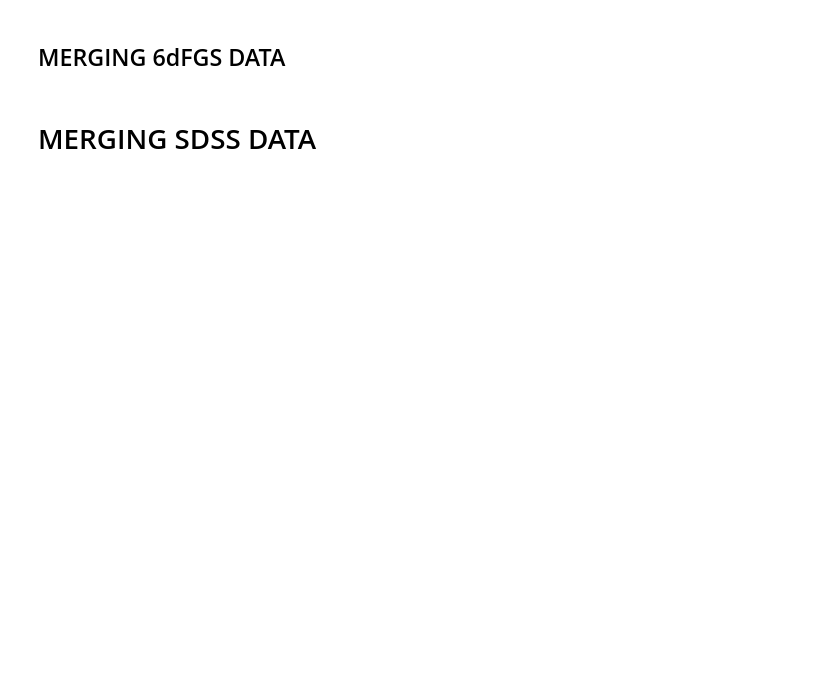
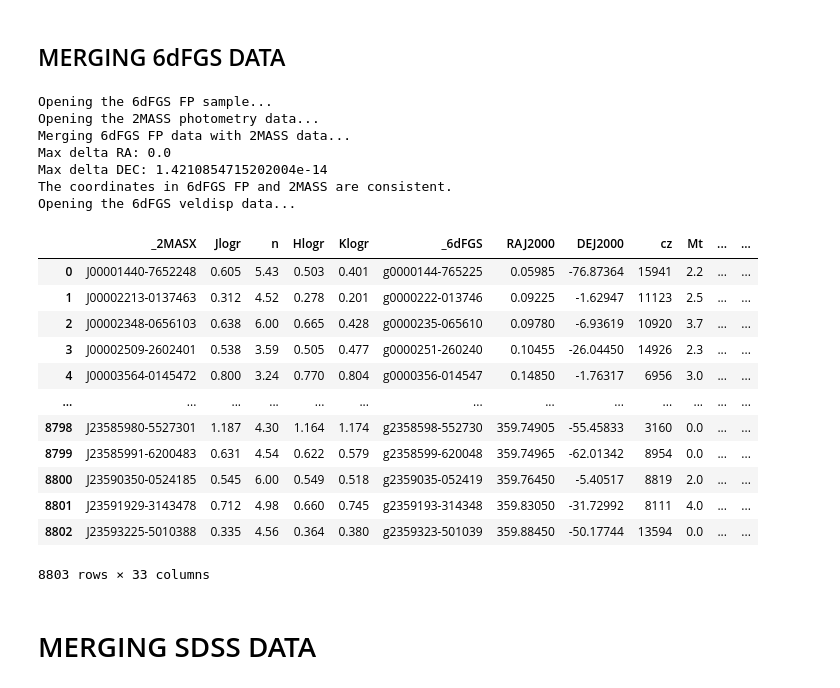
Before and after one commit to mrafifrbbn/thesis-research-2.0, a Jupyter notebook: notebook.ipynb, the cells around one changed output. Saved outputs shown, nothing was run; the diff lists cells and outputs as text; code cells hidden in the pictures; blank space fills up the shorter version.

```diff
--- a/notebook.ipynb
+++ b/notebook.ipynb
@@ -326,2 +302,82 @@ df = df.merge(df_veldisp, on='_2MASX')
+# %%
+SDFGS_FP_FILEPATH = 'data/raw/6dfgs/sdfgs_fp_vizier.fits'
+SDFGS_TMASS_FILEPATH = 'data/raw/2mass/sdfgs_tmass.csv'
+SDFGS_VELDISP_FILEPATH = 'data/raw/6dfgs/sdfgs_veldisp_vizier.fits'
+SDFGS_MAGOULAS_FP_SAMPLE = 'data/external/ETG_sample/fp_magoulas.txt'
+
+# Vizier first table (FP sample)
+print('Opening the 6dFGS FP sample...')
+req_cols = ['_2MASX', 'Jlogr', 'n', 'Hlogr', 'Klogr', '_6dFGS', 'RAJ2000',
+            'DEJ2000', 'cz', 'Mt', 'Group', 'Nr', 'Ng', 'cz_gr']
+with fits.open(SDFGS_FP_FILEPATH) as hdul:
+    df_fp = Table(hdul[1].data).to_pandas()[req_cols]
+    df_fp['RAJ2000'] *= 15
+
+# Open the 2MASS data
+print('Opening the 2MASS photometry data...')
+req_cols = ['ra_01', 'dec_01', 'designation', 'glon', 'glat', 'j_ba', 'h_ba', 'k_ba',
+            'sup_ba', 'r_ext', 'j_m_ext', 'h_m_ext', 'k_m_ext', 'j_r_eff', 'h_r_eff', 'k_r_eff']
+df_2mass = pd.read_csv(SDFGS_TMASS_FILEPATH)[req_cols]
+
+# Merge FP + 2MASS
+print('Merging 6dFGS FP data with 2MASS data...')
+df = df_fp.merge(df_2mass, left_index=True, right_index=True)
+
+# Sanity test (check RAJ2000 DEJ2000 vs ra_01 dec_01)
+max_delta_ra = np.absolute(max(df['RAJ2000'] - df['ra_01']))
+max_delta_dec = np.absolute(max(df['DEJ2000'] - df['dec_01']))
+tol_ = 0.001
+print(f'Max delta RA: {max_delta_ra}')
+print(f'Max delta DEC: {max_delta_dec}')
+
+if (max_delta_ra > tol_) or (max_delta_dec > tol_):
+    print('The two tables do not match.')
+    raise
+else:
+    print('The coordinates in 6dFGS FP and 2MASS are consistent.')
+    df = df.drop(['ra_01', 'dec_01'], axis=1)
+
+# Vizier second table (veldisp data)
+print('Opening the 6dFGS veldisp data...')
+req_cols = ['_2MASX', 'MJD', 'z', 'S_N', 'Vd', 'e_Vd']
+with fits.open(SDFGS_VELDISP_FILEPATH) as hdul:
+    df_veldisp = Table(hdul[1].data).to_pandas()[req_cols]
+
+## Drop duplicated rows (select the one with the highest S_N)
+df_veldisp = df_veldisp.sort_values(by='S_N', ascending=False)
+df_veldisp = df_veldisp.drop_duplicates(subset='_2MASX')
+
+# Merge the with the velocity dispersion data
+print('Merging the 6dFGS veldisp data...')
+df = df.merge(df_veldisp, on='_2MASX')
+
+# Select Christina's FP sample (8803 galaxies)
+print("Opening Christina's FP sample and performing inner join...")
+df_magoulas = pd.read_csv(SDFGS_MAGOULAS_FP_SAMPLE, delim_whitespace=True)[['#6dFGS_ID']]
+df_magoulas = df_magoulas.rename({'#6dFGS_ID': '_6dFGS'}, axis=1)
+df = df.merge(df_magoulas, on='_6dFGS', how='inner')
+
+df
+# %% [output]
+Opening the 6dFGS FP sample...
+Opening the 2MASS photometry data...
+Merging 6dFGS FP data with 2MASS data...
+Max delta RA: 0.0
+Max delta DEC: 1.4210854715202004e-14
+The coordinates in 6dFGS FP and 2MASS are consistent.
+Opening the 6dFGS veldisp data...
+|  | _2MASX | Jlogr | n | Hlogr | Klogr | _6dFGS | RAJ2000 | DEJ2000 | cz | Mt | ... | ... |
+| 0 | J00001440-7652248 | 0.605 | 5.43 | 0.503 | 0.401 | g0000144-765225 | 0.05985 | -76.87364 | 15941 | 2.2 | ... | ... |
+| 1 | J00002213-0137463 | 0.312 | 4.52 | 0.278 | 0.201 | g0000222-013746 | 0.09225 | -1.62947 | 11123 | 2.5 | ... | ... |
+| 2 | J00002348-0656103 | 0.638 | 6.00 | 0.665 | 0.428 | g0000235-065610 | 0.09780 | -6.93619 | 10920 | 3.7 | ... | ... |
+| 3 | J00002509-2602401 | 0.538 | 3.59 | 0.505 | 0.477 | g0000251-260240 | 0.10455 | -26.04450 | 14926 | 2.3 | ... | ... |
+| 4 | J00003564-0145472 | 0.800 | 3.24 | 0.770 | 0.804 | g0000356-014547 | 0.14850 | -1.76317 | 6956 | 3.0 | ... | ... |
+| ... | ... | ... | ... | ... | ... | ... | ... | ... | ... | ... | ... | ... |
+| 8798 | J23585980-5527301 | 1.187 | 4.30 | 1.164 | 1.174 | g2358598-552730 | 359.74905 | -55.45833 | 3160 | 0.0 | ... | ... |
+| 8799 | J23585991-6200483 | 0.631 | 4.54 | 0.622 | 0.579 | g2358599-620048 | 359.74965 | -62.01342 | 8954 | 0.0 | ... | ... |
+| 8800 | J23590350-0524185 | 0.545 | 6.00 | 0.549 | 0.518 | g2359035-052419 | 359.76450 | -5.40517 | 8819 | 2.0 | ... | ... |
+| 8801 | J23591929-3143478 | 0.712 | 4.98 | 0.660 | 0.745 | g2359193-314348 | 359.83050 | -31.72992 | 8111 | 4.0 | ... | ... |
+| 8802 | J23593225-5010388 | 0.335 | 4.56 | 0.364 | 0.380 | g2359323-501039 | 359.88450 | -50.17744 | 13594 | 0.0 | ... | ... |
+8803 rows × 33 columns
 # %% [markdown]
 # MERGING SDSS DATA
```
Also changed, not shown: parts of 29 cells of this notebook, 1 other file.
